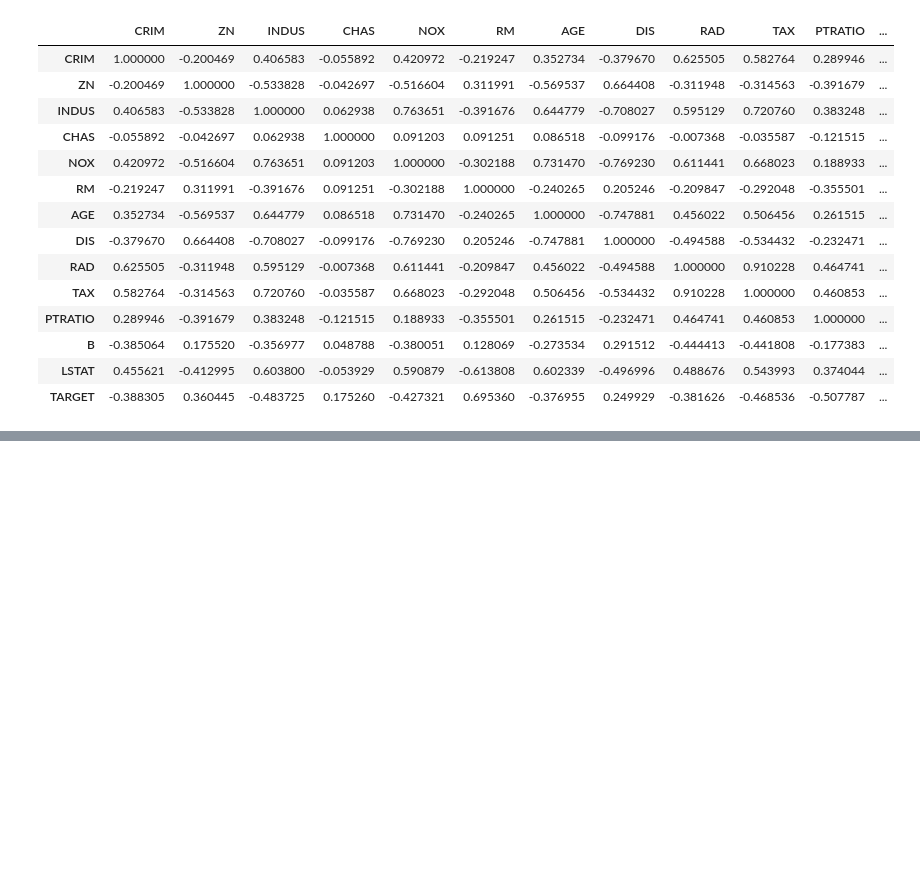
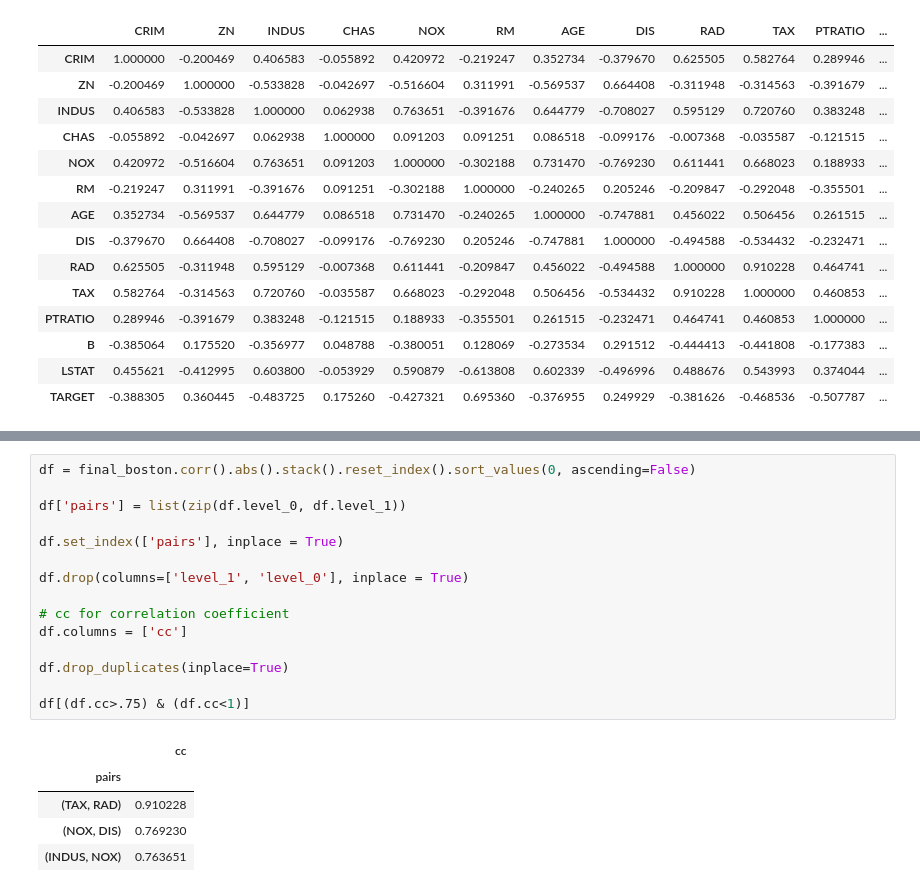
Before and after one commit to sailajak2003/Boston-housing, a Jupyter notebook: boston_housing.ipynb, the cells around one changed output, grey strips where cells are left out. Cells and saved outputs as stored; diff of their text form; blank space fills up the shorter version.

```diff
--- a/boston_housing.ipynb
+++ b/boston_housing.ipynb
@@ -101,0 +120,21 @@ final_boston.corr()
+# %%
+df = final_boston.corr().abs().stack().reset_index().sort_values(0, ascending=False)
+
+df['pairs'] = list(zip(df.level_0, df.level_1))
+
+df.set_index(['pairs'], inplace = True)
+
+df.drop(columns=['level_1', 'level_0'], inplace = True)
+
+# cc for correlation coefficient
+df.columns = ['cc']
+
+df.drop_duplicates(inplace=True)
+
+df[(df.cc>.75) & (df.cc<1)]
+# %% [output]
+|  | cc |
+| pairs |  |
+| (TAX, RAD) | 0.910228 |
+| (NOX, DIS) | 0.769230 |
+| (INDUS, NOX) | 0.763651 |
```
Also changed, not shown: parts of 1 cell of this notebook.
